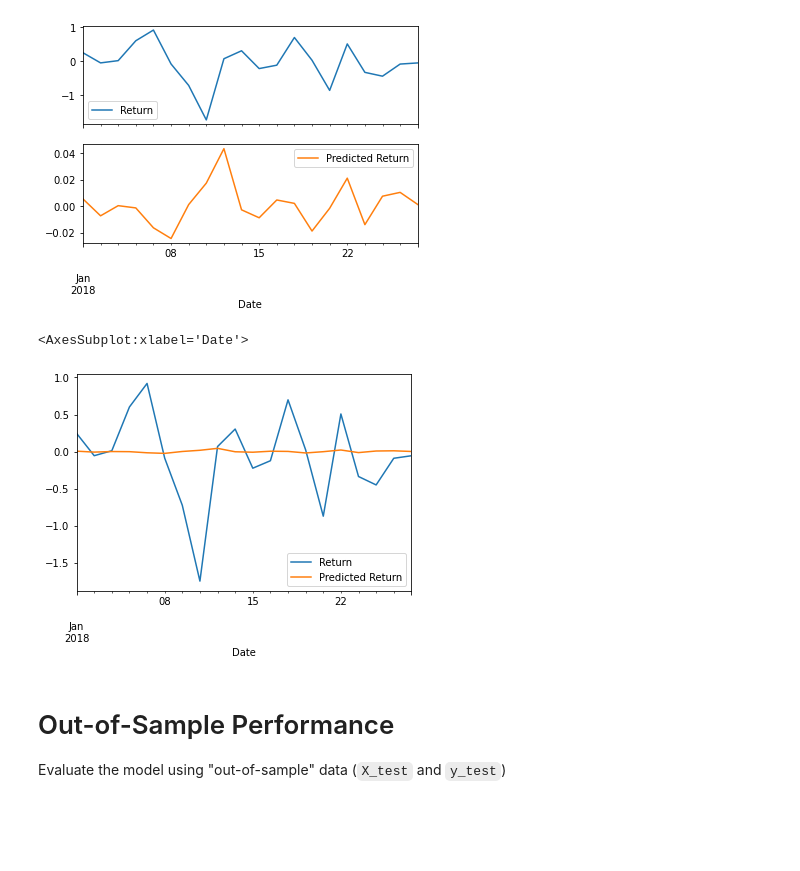
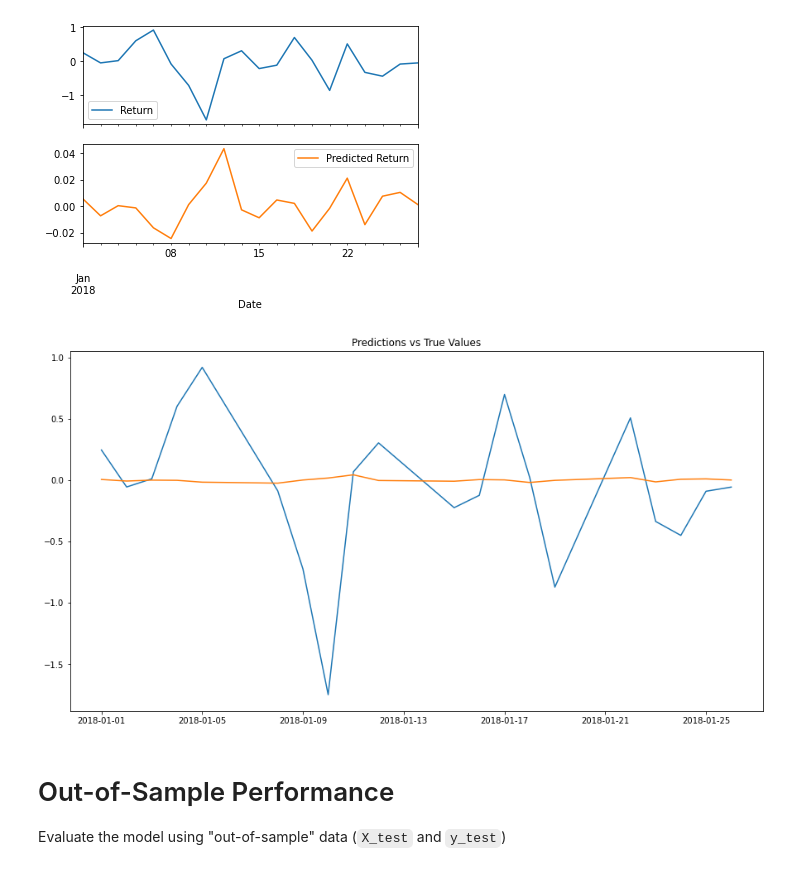
Before and after one commit to aaargyrou/Time-Series--CAD-JPY, a Jupyter notebook: Code/regression_analysis.ipynb, the cells around one changed output. Cells and saved outputs as stored; diff of their text form; code cells hidden in the pictures; blank space fills up the shorter version.

```diff
--- a/Code/regression_analysis.ipynb
+++ b/Code/regression_analysis.ipynb
@@ -122,10 +123,12 @@ array([<AxesSubplot:xlabel='Date'>, <AxesSubplot:xlabel='Date'>],
 [figure]
 # %%
 # Plot the first 20 predictions against the true values to see how it performed
-Results[:20].plot()
+plt.figure(figsize=(15,8))
+plt.title("Predictions vs True Values")
+plt.plot(Results[:20])
+plt.savefig("../Images/regression_predictions.png")
 # %% [output]
-<AxesSubplot:xlabel='Date'>
-[figure, old version]
+[figure, new version]
 # %% [markdown]
 # Out-of-Sample Performance
 
```
Also changed, not shown: parts of 1 cell of this notebook, 5 other files.
